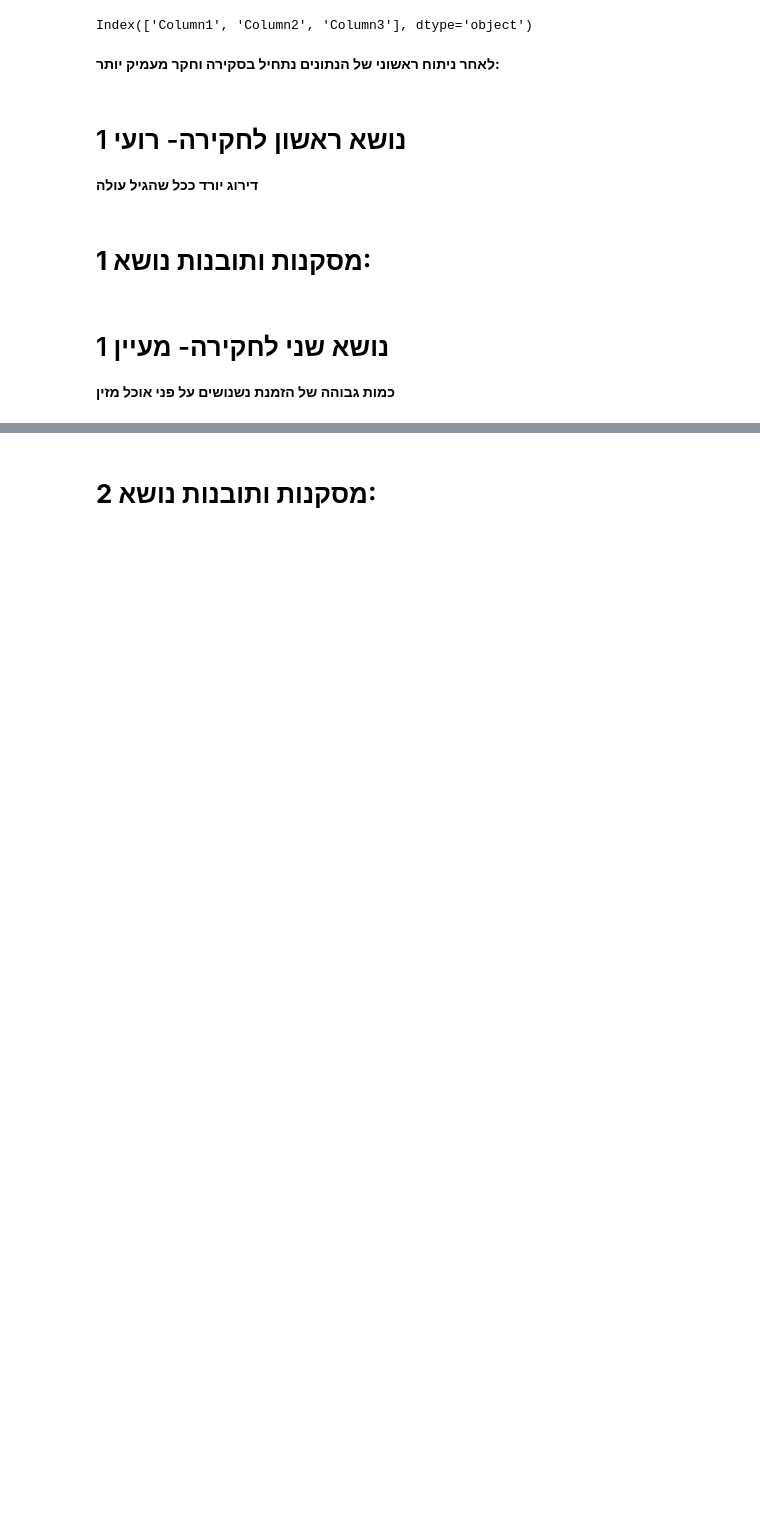
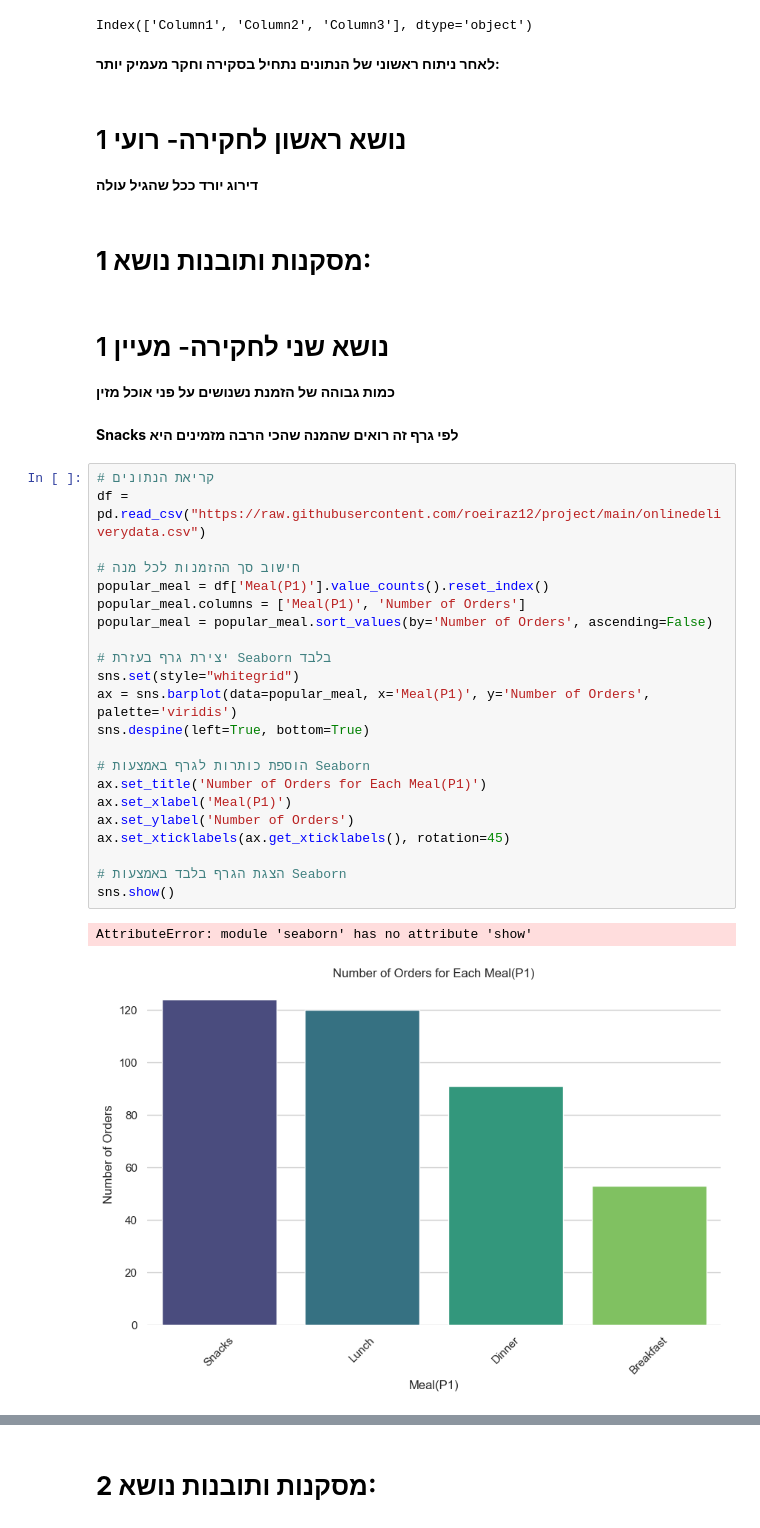
Before and after one commit to roeiraz12/Swwigy-project, a Jupyter notebook: כולנו יחד.ipynb, the cells around one changed output, grey strips where cells are left out. Drawn from its saved outputs; the diff is of its cells as text; blank space fills up the shorter version.

```diff
--- a/כולנו יחד.ipynb
+++ b/כולנו יחד.ipynb
@@ -319,3 +329,30 @@ Index(['Column1', 'Column2', 'Column3'], dtype='object')
 # %% [markdown]
 # נושא שני לחקירה- מעיין 1
 **כמות גבוהה של הזמנת נשנושים על פני  אוכל מזין**
+# %% [markdown]
+ **Snacks לפי גרף זה רואים שהמנה שהכי הרבה מזמינים היא**
+# %%
+# קריאת הנתונים
+df = pd.read_csv("https://raw.githubusercontent.com/roeiraz12/project/main/onlinedeliverydata.csv")
+
+# חישוב סך ההזמנות לכל מנה
+popular_meal = df['Meal(P1)'].value_counts().reset_index()
+popular_meal.columns = ['Meal(P1)', 'Number of Orders']
+popular_meal = popular_meal.sort_values(by='Number of Orders', ascending=False)
+
+# יצירת גרף בעזרת Seaborn בלבד
+sns.set(style="whitegrid")
+ax = sns.barplot(data=popular_meal, x='Meal(P1)', y='Number of Orders', palette='viridis')
+sns.despine(left=True, bottom=True)
+
+# הוספת כותרות לגרף באמצעות Seaborn
+ax.set_title('Number of Orders for Each Meal(P1)')
+ax.set_xlabel('Meal(P1)')
+ax.set_ylabel('Number of Orders')
+ax.set_xticklabels(ax.get_xticklabels(), rotation=45)
+
+# הצגת הגרף בלבד באמצעות Seaborn
+sns.show()
+# %% [output]
+AttributeError: module 'seaborn' has no attribute 'show'
+[figure, added]
```
Also changed, not shown: parts of 16 cells of this notebook.
